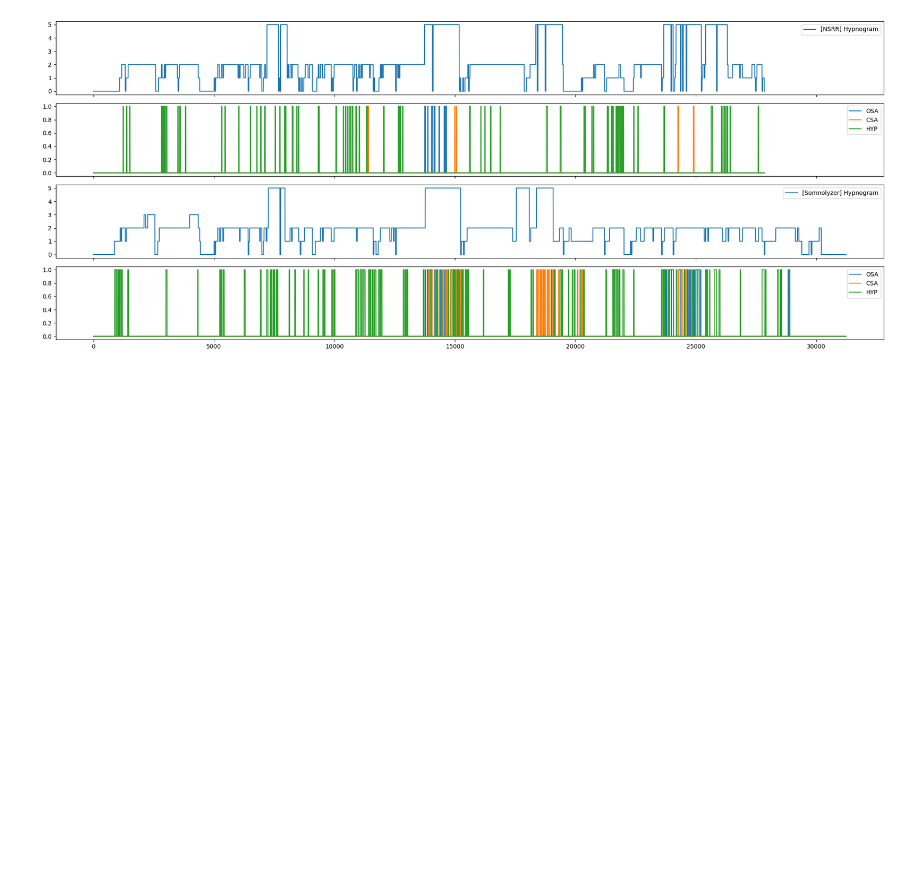
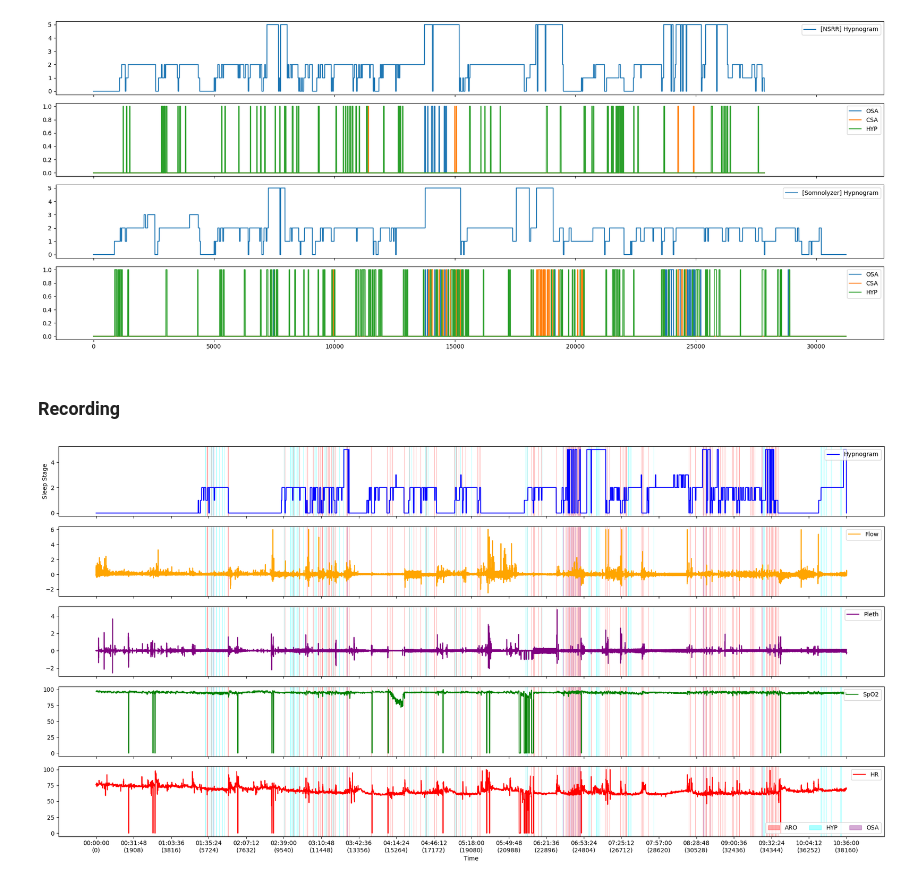
Before and after one commit to JulianBvW/Wearable-Sleep-Event-Detection, a Jupyter notebook: Notebooks/22_new_load_scorings_test.ipynb, the cells around one changed output. Drawn from its saved outputs; the diff is of its cells as text; code cells hidden in the pictures; blank space fills up the shorter version.

Commit message:
Somnolyzer (3/3) - Integration (1/3) - Recording

```diff
--- a/Notebooks/22_new_load_scorings_test.ipynb
+++ b/Notebooks/22_new_load_scorings_test.ipynb
@@ -35,3 +37,5 @@ show_comp(10)
 show_comp(301)
 # %% [output]
 [figure]
+# %% [markdown]
+### Recording
@@ -37,0 +44,5 @@ show_comp(301)
+# %%
+r1_nsrr = Recording(1, scoring_from='nsrr', events_as_list=True)
+r1_nsrr.look_at()
+# %% [output]
+[figure, added]
```
Also changed, not shown: parts of 3 cells of this notebook, 2 other files.
